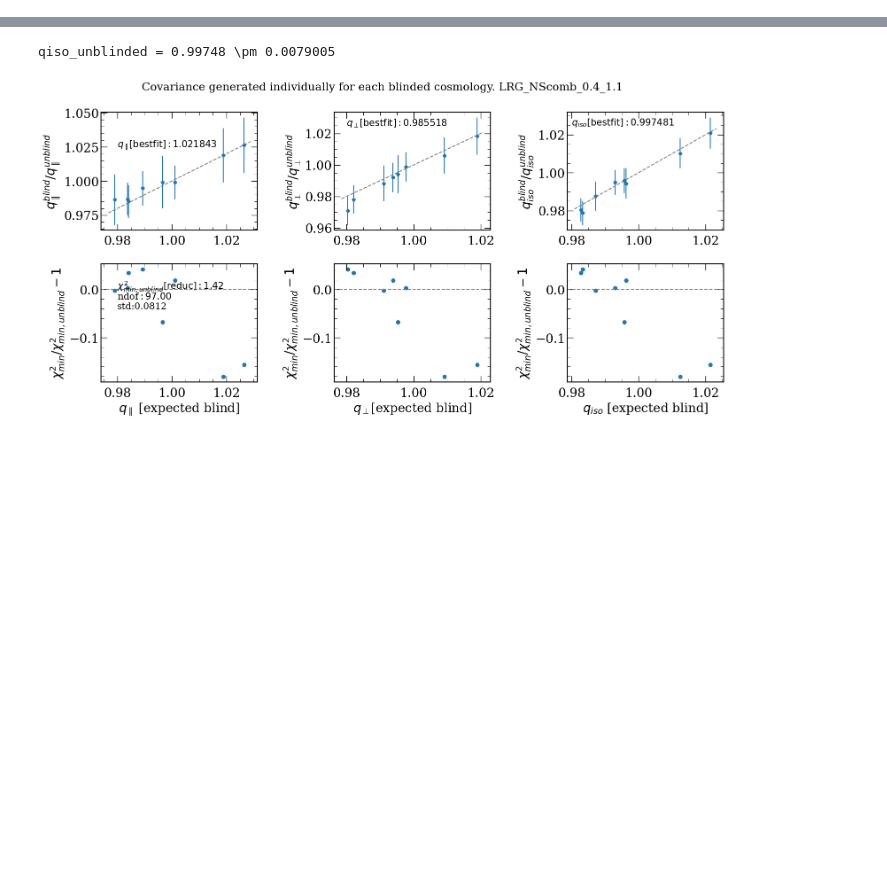
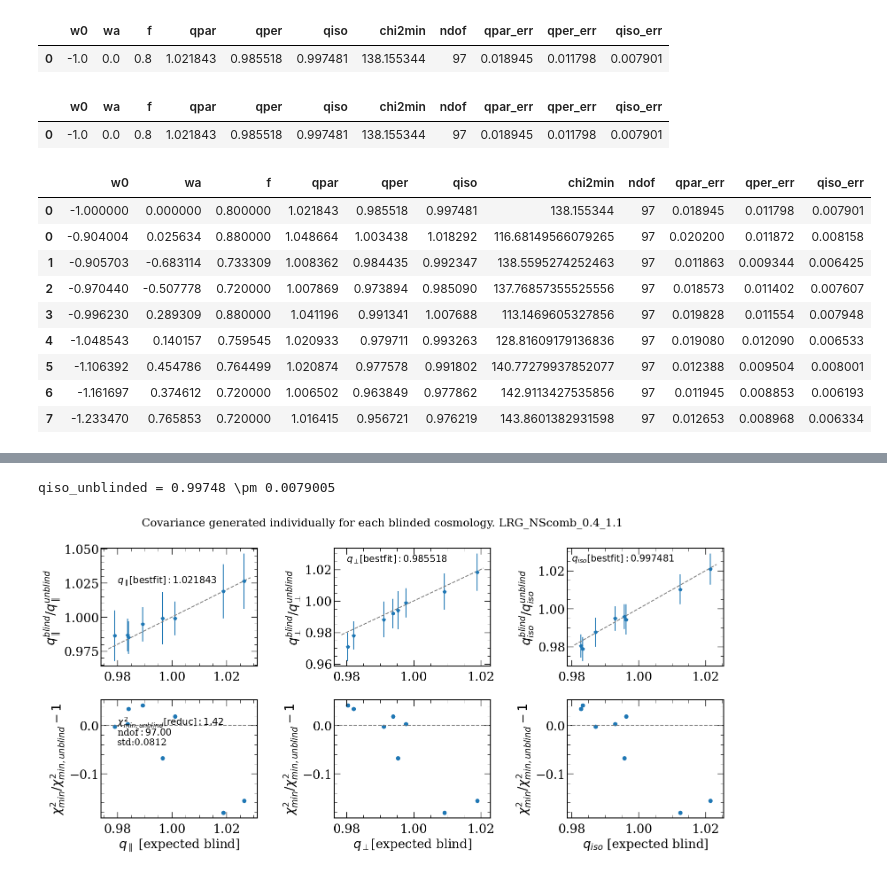
Before and after one commit to cosmodesi/desi-y1-kp45, a Jupyter notebook: blinding/nb/plot_bao.ipynb, the cells around one changed output, grey strips where cells are left out. Saved outputs shown, nothing was run; the diff lists cells and outputs as text; code cells hidden in the pictures; blank space fills up the shorter version.

```diff
--- a/blinding/nb/plot_bao.ipynb
+++ b/blinding/nb/plot_bao.ipynb
@@ -91,3 +91,5 @@ bestfit_fixed_covmat_unblinded['qiso'] = list(np.array(bestfit_fixed_covmat_unbl
 expected['qiso'] = list(np.array(expected['qpar'])**(1./3.) * np.array(expected['qper'])**(2./3.))
 error['qiso'] = qiso_error
 error_fixed_covmat_unblinded['qiso'] = qiso_error_fixed_covmat_unblinded
+
+error_unblinded['qiso'] = qiso_error_unblinded['qiso']
@@ -93,0 +98,5 @@ error_fixed_covmat_unblinded['qiso'] = qiso_error_fixed_covmat_unblinded
+# %%
+df_error_unblinded = pd.DataFrame(error_unblinded, index=[0])
+df_error_unblinded.rename(columns={"qpar": "qpar_err", "qper": "qper_err", "qiso": "qiso_err"}, inplace=True)
+df_error = pd.DataFrame(error)
+df_error.rename(columns={"qpar": "qpar_err", "qper": "qper_err", "qiso": "qiso_err"}, inplace=True)
@@ -93,0 +120,48 @@ error_fixed_covmat_unblinded['qiso'] = qiso_error_fixed_covmat_unblinded
+# %%
+unblinded_cosmo = {'w0': -1.0, 'wa': 0.0, 'f': 0.8}
+unblinded_cosmo.update(bestfit_unblinded)
+unblinded_cosmo.update({'ndof': profiles_unblinded.bestfit.attrs['ndof']})
+cosmo_unblinded = pd.DataFrame(unblinded_cosmo, index=[0])
+cosmo_unblinded = pd.concat([cosmo_unblinded, df_error_unblinded], axis=1)
+cosmo_unblinded
+# %% [output]
+|  | w0 | wa | f | qpar | qper | qiso | chi2min | ndof | qpar_err | qper_err | qiso_err |
+| 0 | -1.0 | 0.0 | 0.8 | 1.021843 | 0.985518 | 0.997481 | 138.155344 | 97 | 0.018945 | 0.011798 | 0.007901 |
+# %%
+base = '/global/cfs/cdirs/desi/survey/catalogs/main/mocks/FirstGenMocks/AbacusSummit/Y1/mock1/LSScats/'
+data_dir = base + 'blinded/jmena/test_w0-*/LSScats/blinded/'
+fn_list = sorted(glob.glob(os.path.join(data_dir, 'blinded_parameters_{}.csv'.format(tracer))))
+
+cosmo_blinded = {name: [] for name in ['w0', 'wa', 'f']}
+ndof = {name: [] for name in ['ndof']}
+for j, profiles_fn_ in zip(fn_list, profiles_fn):
+    w0_blind, wa_blind, f_blind = np.loadtxt(j, delimiter=',', skiprows=1)
+    cosmo_blinded['w0'].append(w0_blind)
+    cosmo_blinded['wa'].append(wa_blind)
+    cosmo_blinded['f'].append(f_blind)
+    ndof['ndof'].append(profiles.bestfit.attrs['ndof'])
+
+cosmo_blinded.update(bestfit)
+cosmo_blinded.update(df_error)
+cosmo_blinded.update(ndof)
+cosmo_blinded = pd.DataFrame(cosmo_blinded)
+
+blinded_concat = pd.concat([cosmo_unblinded, cosmo_blinded ], axis=0)
+# %%
+cosmo_unblinded
+# %% [output]
+|  | w0 | wa | f | qpar | qper | qiso | chi2min | ndof | qpar_err | qper_err | qiso_err |
+| 0 | -1.0 | 0.0 | 0.8 | 1.021843 | 0.985518 | 0.997481 | 138.155344 | 97 | 0.018945 | 0.011798 | 0.007901 |
+# %%
+blinded_concat
+# %% [output]
+|  | w0 | wa | f | qpar | qper | qiso | chi2min | ndof | qpar_err | qper_err | qiso_err |
+| 0 | -1.000000 | 0.000000 | 0.800000 | 1.021843 | 0.985518 | 0.997481 | 138.155344 | 97 | 0.018945 | 0.011798 | 0.007901 |
+| 0 | -0.904004 | 0.025634 | 0.880000 | 1.048664 | 1.003438 | 1.018292 | 116.68149566079265 | 97 | 0.020200 | 0.011872 | 0.008158 |
+| 1 | -0.905703 | -0.683114 | 0.733309 | 1.008362 | 0.984435 | 0.992347 | 138.5595274252463 | 97 | 0.011863 | 0.009344 | 0.006425 |
+| 2 | -0.970440 | -0.507778 | 0.720000 | 1.007869 | 0.973894 | 0.985090 | 137.76857355525556 | 97 | 0.018573 | 0.011402 | 0.007607 |
+| 3 | -0.996230 | 0.289309 | 0.880000 | 1.041196 | 0.991341 | 1.007688 | 113.1469605327856 | 97 | 0.019828 | 0.011554 | 0.007948 |
+| 4 | -1.048543 | 0.140157 | 0.759545 | 1.020933 | 0.979711 | 0.993263 | 128.81609179136836 | 97 | 0.019080 | 0.012090 | 0.006533 |
+| 5 | -1.106392 | 0.454786 | 0.764499 | 1.020874 | 0.977578 | 0.991802 | 140.77279937852077 | 97 | 0.012388 | 0.009504 | 0.008001 |
+| 6 | -1.161697 | 0.374612 | 0.720000 | 1.006502 | 0.963849 | 0.977862 | 142.9113427535856 | 97 | 0.011945 | 0.008853 | 0.006193 |
+| 7 | -1.233470 | 0.765853 | 0.720000 | 1.016415 | 0.956721 | 0.976219 | 143.8601382931598 | 97 | 0.012653 | 0.008968 | 0.006334 |
```
Also changed, not shown: parts of 4 cells of this notebook, 1 other file.
